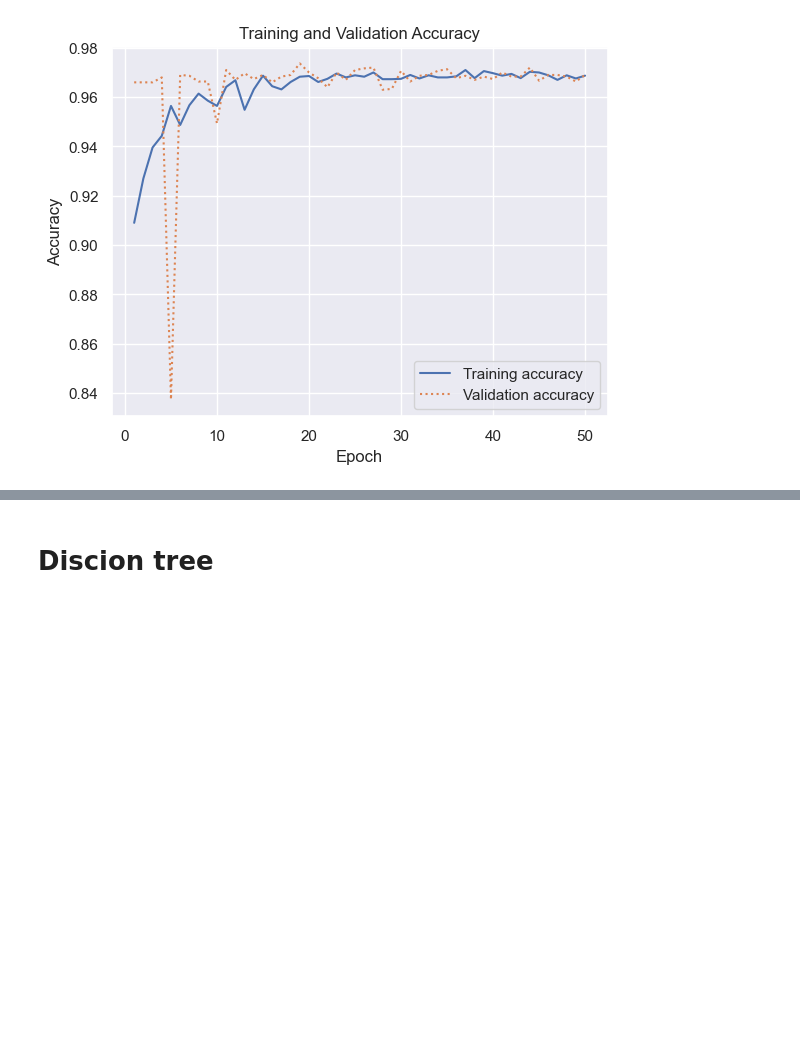
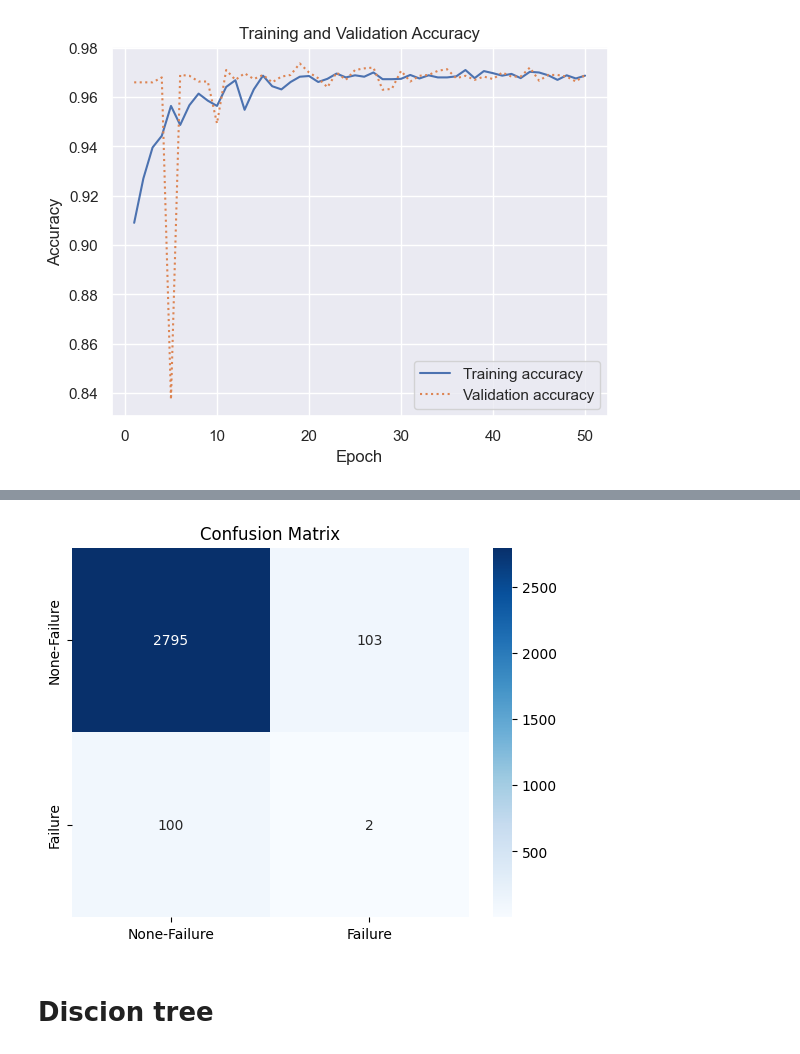
Before and after one commit to sPedersennn/AML-Exam-2024, a Jupyter notebook: exam.ipynb, the cells around one changed output, grey strips where cells are left out. Drawn from its saved outputs; the diff is of its cells as text; code cells hidden in the pictures; blank space fills up the shorter version.

Commit message:
fix_size_confusionmatrix

```diff
--- a/exam.ipynb
+++ b/exam.ipynb
@@ -222,3 +213,11 @@ plt.show()
+# %%
+cm = confusion_matrix(y_test, y_pred)
+labels = ["None-Failure", "Failure"]
+sns.heatmap(cm, annot=True, fmt='d', cmap='Blues', xticklabels=labels, yticklabels=labels)
+plt.title('Confusion Matrix')
+plt.show()
+# %% [output]
+[figure, added]
 # %% [markdown]
 # Discion tree
 # %% [markdown]
```
Also changed, not shown: parts of 1 cell of this notebook.
